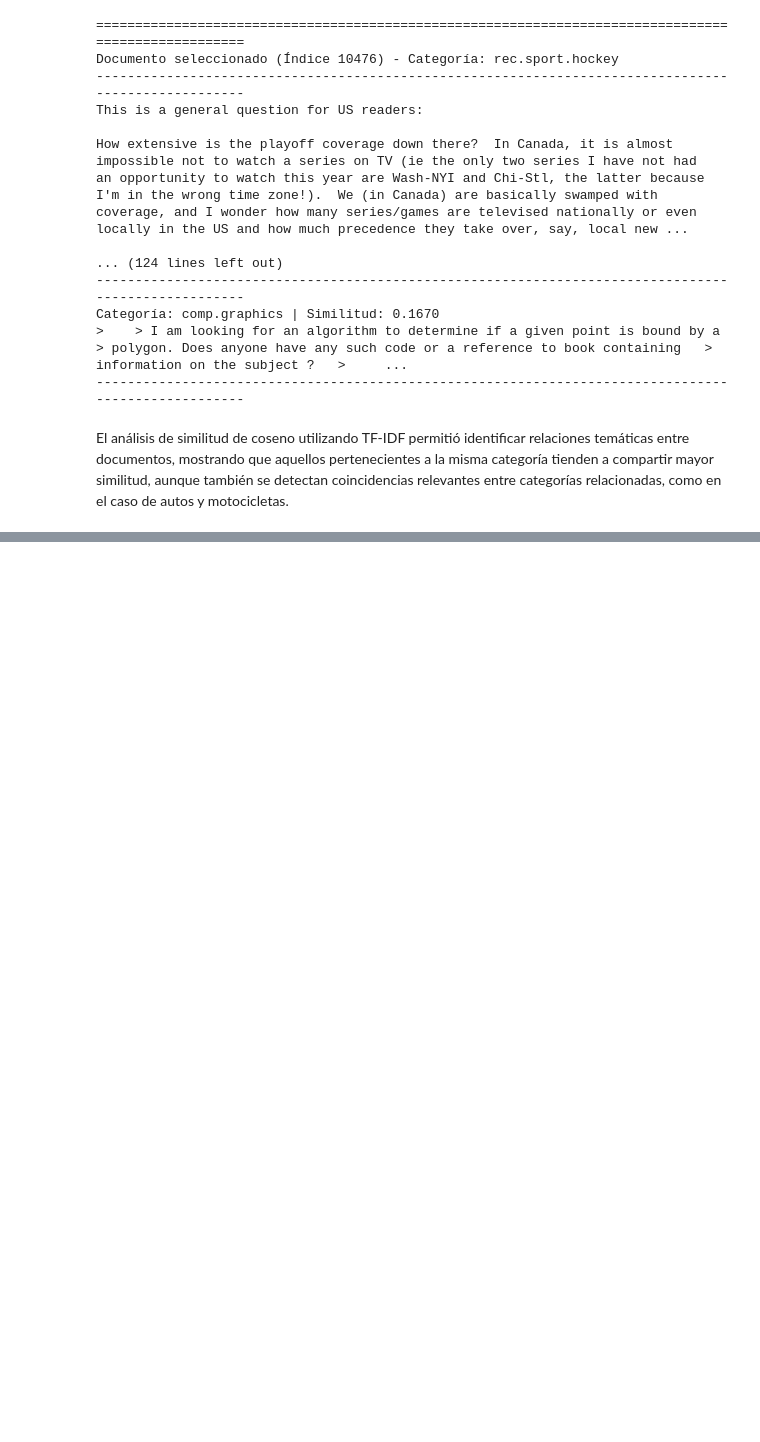
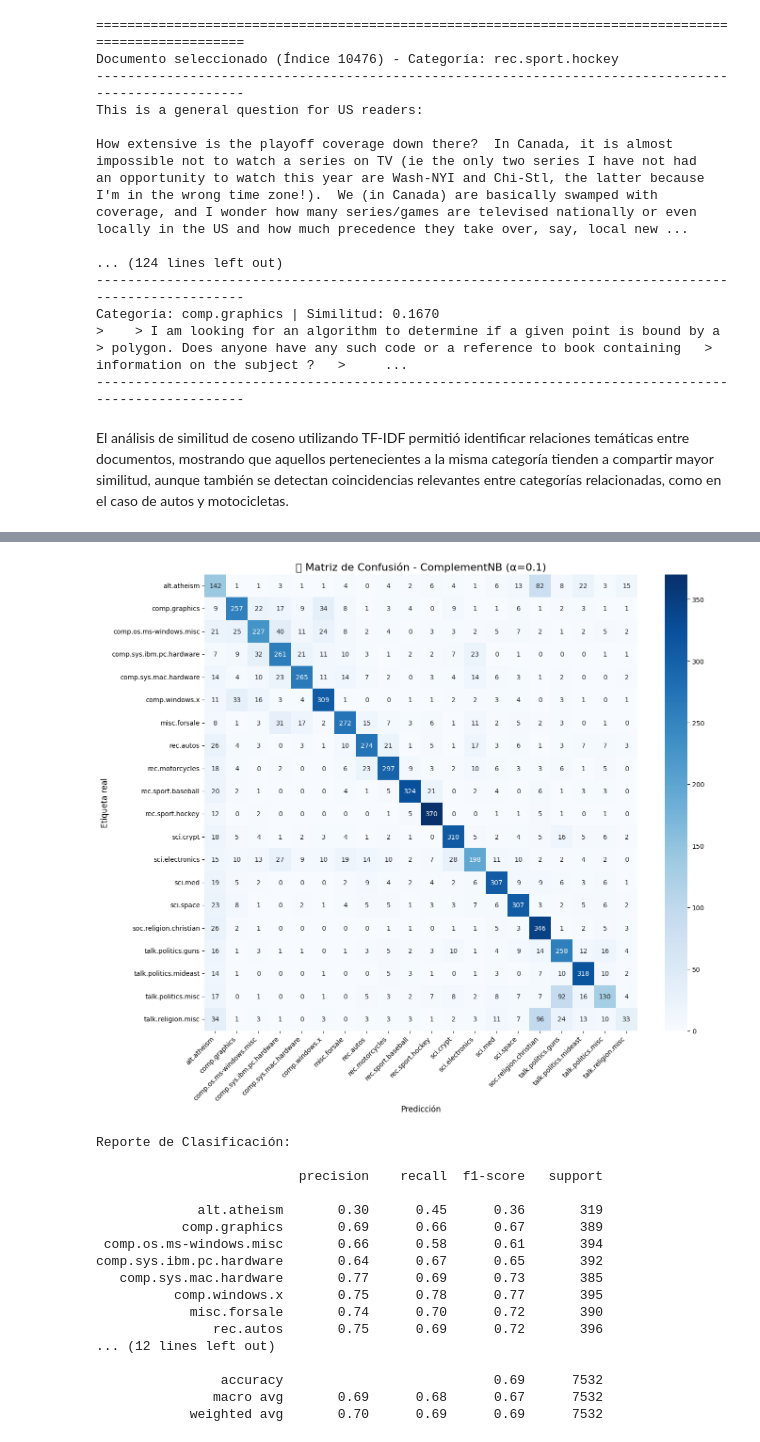
Before and after one commit to jonathancagua/NLP, a Jupyter notebook: EX/Desafio_1.ipynb, the cells around one changed output, grey strips where cells are left out. Cells and saved outputs as stored; diff of their text form; code cells hidden in the pictures; blank space fills up the shorter version.

```diff
--- a/EX/Desafio_1.ipynb
+++ b/EX/Desafio_1.ipynb
@@ -331,0 +332,6 @@ El análisis de similitud de coseno utilizando TF-IDF permitió identificar rela
+# %%
+train = fetch_20newsgroups(subset='train', remove=('headers', 'footers', 'quotes'))
+test = fetch_20newsgroups(subset='test', remove=('headers', 'footers', 'quotes'))
+
+print(f"Cantidad de documentos en train: {len(train.data)}")
+print(f"Cantidad de documentos en test: {len(test.data)}")
@@ -331,0 +451,61 @@ El análisis de similitud de coseno utilizando TF-IDF permitió identificar rela
+# %%
+from sklearn.metrics import confusion_matrix, classification_report
+import seaborn as sns
+import matplotlib.pyplot as plt
+import numpy as np
+# Vectorización TF-IDF (parámetros óptimos)
+vectorizer = TfidfVectorizer(
+    stop_words='english',
+    max_features=15000,
+    max_df=0.9,
+    min_df=5
+)
+
+# Vectorización
+X_train_tfidf = vectorizer.fit_transform(train.data)
+X_test_tfidf = vectorizer.transform(test.data)
+
+# Modelo final
+modelo_final = ComplementNB(alpha=0.1)
+modelo_final.fit(X_train_tfidf, train.target)
+
+# Predicciones
+y_pred = modelo_final.predict(X_test_tfidf)
+
+# Matriz de confusión
+conf_matrix = confusion_matrix(test.target, y_pred)
+labels = test.target_names
+
+# Gráfico de matriz de confusión
+plt.figure(figsize=(14, 12))
+sns.heatmap(conf_matrix, annot=True, fmt='d', cmap='Blues', xticklabels=labels, yticklabels=labels)
+plt.title('🔍 Matriz de Confusión - ComplementNB (α=0.1)', fontsize=16)
+plt.xlabel('Predicción', fontsize=12)
+plt.ylabel('Etiqueta real', fontsize=12)
+plt.xticks(rotation=45, ha='right')
+plt.yticks(rotation=0)
+plt.tight_layout()
+plt.show()
+
+# Reporte detallado
+print("Reporte de Clasificación:\n")
+print(classification_report(test.target, y_pred, target_names=labels))
+# %% [output]
+[figure, added]
+Reporte de Clasificación:
+
+                          precision    recall  f1-score   support
+
+             alt.atheism       0.30      0.45      0.36       319
+           comp.graphics       0.69      0.66      0.67       389
+ comp.os.ms-windows.misc       0.66      0.58      0.61       394
+comp.sys.ibm.pc.hardware       0.64      0.67      0.65       392
+   comp.sys.mac.hardware       0.77      0.69      0.73       385
+          comp.windows.x       0.75      0.78      0.77       395
+            misc.forsale       0.74      0.70      0.72       390
+               rec.autos       0.75      0.69      0.72       396
+... (12 lines left out)
+
+                accuracy                           0.69      7532
+               macro avg       0.69      0.68      0.67      7532
+            weighted avg       0.70      0.69      0.69      7532
```
Also changed, not shown: parts of 13 cells of this notebook.
